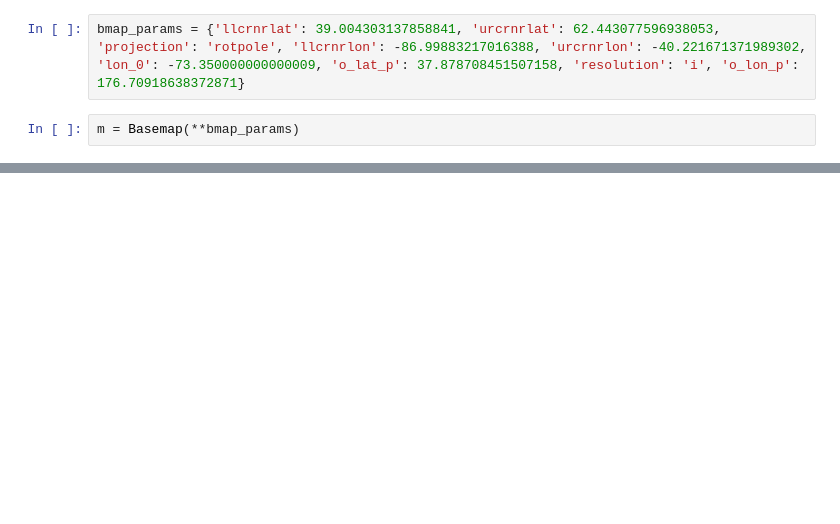
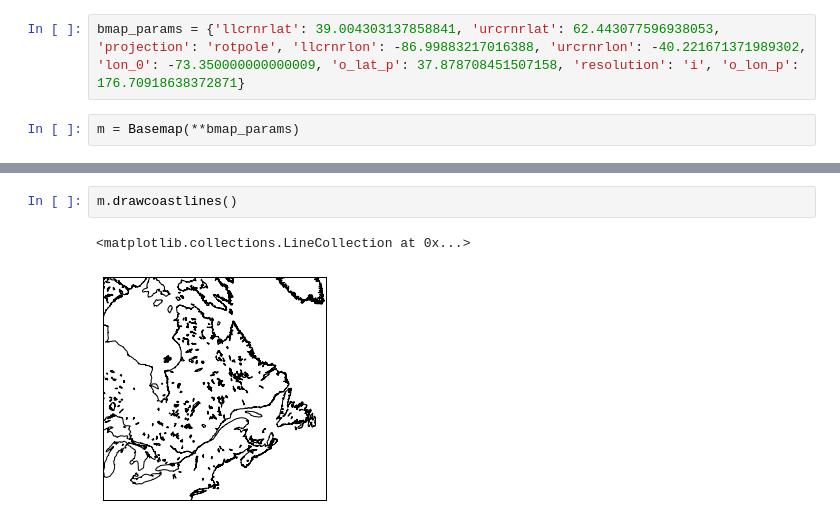
Before and after one commit to guziy/PyNotebooks, a Jupyter notebook: etopo_in_rotpole.ipynb, the cells around one changed output, grey strips where cells are left out. Saved outputs shown, nothing was run; the diff lists cells and outputs as text; blank space fills up the shorter version.

```diff
--- a/etopo_in_rotpole.ipynb
+++ b/etopo_in_rotpole.ipynb
@@ -10,0 +13,5 @@ ZeroDivisionError: float division by zero
+# %%
+m.drawcoastlines()
+# %% [output]
+<matplotlib.collections.LineCollection at 0x...>
+[figure, added]
```
Also changed, not shown: parts of 2 cells of this notebook.
